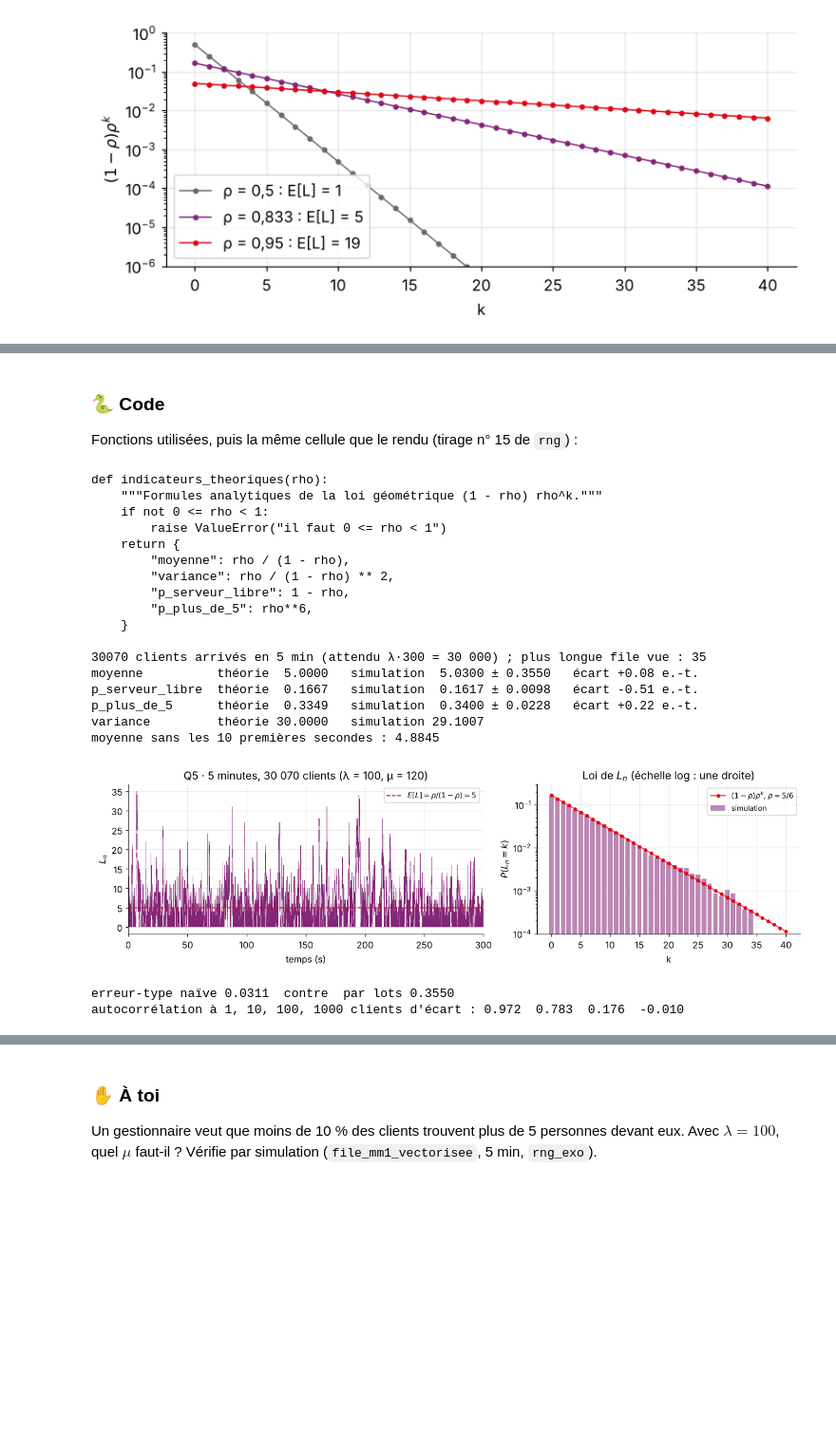
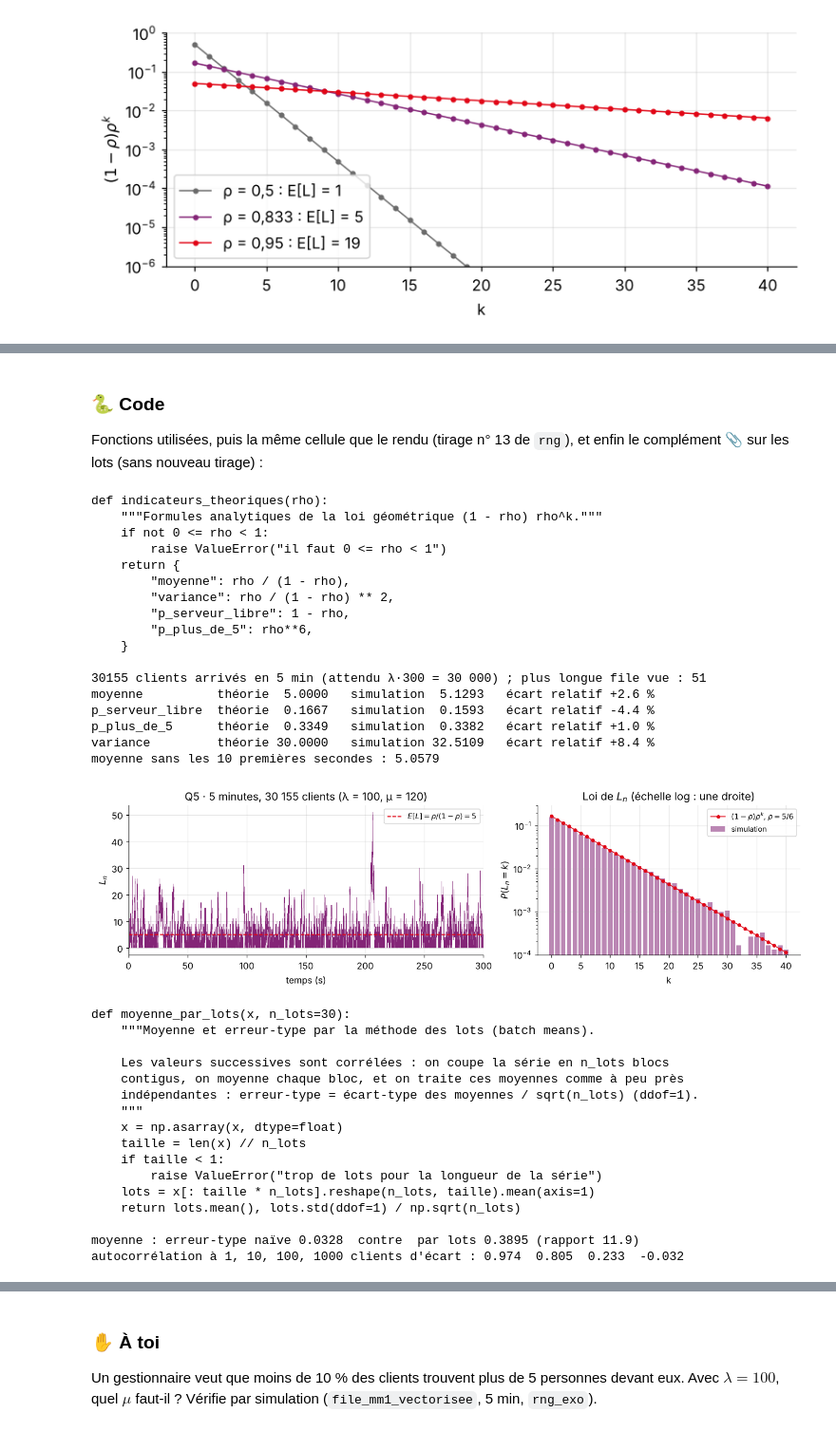
Before and after one commit to Este34/presentation_statistique, a Jupyter notebook: sujets/sujet4/s4_1_explique.ipynb, the cells around one changed output, grey strips where cells are left out. Shown at 95% size. Cells and saved outputs as stored; diff of their text form; code cells hidden in the pictures; blank space fills up the shorter version.

```diff
--- a/sujets/sujet4/s4_1_explique.ipynb
+++ b/sujets/sujet4/s4_1_explique.ipynb
@@ -1270,0 +1260,19 @@ la Q1.
+# %%
+print(inspect.getsource(file_mm1))
+
+# Q2 : l'algorithme (src/stats_td/files_attente.py, fonction file_mm1), sur les 2 premières secondes
+lam, mu = 100.0, 120.0
+T2, L2 = file_mm1(lam, mu, 2.0, rng)          # λ = 100 arrivées/s, μ = 120 services/s, file vide au départ
+print(f"{len(L2)} clients arrivés en 2 s")
+print("10 premiers instants T_n (s) :", " ".join(f"{t:.4f}" for t in T2[:10]))
+print("10 premières longueurs L_n   :", L2[:10])
+print(f"plus longue file : {L2.max()} ; clients qui trouvent la file vide : {np.mean(L2 == 0):.0%}")
+resultats["Q2"] = dict(n=len(L2), premiers_T=T2[:10].tolist(), premiers_L=L2[:10].tolist(),
+                       max=int(L2.max()), p0=np.mean(L2 == 0))
+
+fig, ax = plt.subplots(figsize=(11, 2.6), layout="constrained")
+ax.step(T2, L2, where="post", color=VIOLET, lw=1.4)
+ax.plot(T2, L2, "o", color=VIOLET, ms=2.5)
+ax.set_xlabel("temps (s)"); ax.set_ylabel(r"$L_n$"); ax.set_xlim(0, 2)
+ax.set_title(f"Q2 · L'algorithme sur les 2 premières secondes : {len(L2)} clients (λ = 100, μ = 120)")
+plt.show()
@@ -1479,17 +1521,15 @@ Même cellule que le rendu (tirages n° 13 et 14 de `rng`), avec la méthode des
 # %%
-print(inspect.getsource(moyenne_par_lots))
-
 # Q4 : ρ < 1, la file se stationnarise
 duree = 120.0
 stab = {}
 for lam, mu in [(60.0, 100.0), (90.0, 100.0)]:
     Tq, Lq = file_mm1(lam, mu, duree, rng)
     r = lam / mu
-    m, se = moyenne_par_lots(Lq, 20)
+    m = Lq.mean()                                      # moyenne de toute la trajectoire
     stab[r] = (Tq, Lq)
-    print(f"ρ = {r:.1f} : n = {len(Lq)}   moyenne {m:.3f} ± {se:.3f} (théorie ρ/(1-ρ) = {r/(1-r):.3f}, "
-          f"écart {(m - r/(1-r))/se:+.2f} e.-t.)   max {Lq.max()}   part du temps file vide {np.mean(Lq == 0):.3f}")
-    resultats[f"Q4_rho_{r:.1f}"] = dict(n=len(Lq), moyenne=m, se=se, max=int(Lq.max()), p0=np.mean(Lq == 0))
+    print(f"ρ = {r:.1f} : n = {len(Lq)}   moyenne {m:.3f} (théorie ρ/(1-ρ) = {r/(1-r):.3f})   max {Lq.max()}"
+          f"   clients qui trouvent la file vide {np.mean(Lq == 0):.3f} (théorie 1 - ρ = {1-r:.1f})")
+    resultats[f"Q4_rho_{r:.1f}"] = dict(n=len(Lq), moyenne=m, max=int(Lq.max()), p0=np.mean(Lq == 0))
 
 fig, axs = plt.subplots(1, 2, figsize=(11, 3.2), layout="constrained")
 for (r, (Tq, Lq)), c in zip(stab.items(), (VIOLET, ROUGE)):
@@ -1619,6 +1656,7 @@ divisé par $\sqrt{30}$.
 # %% [markdown]
 ### 🐍 Code
-Fonctions utilisées, puis la même cellule que le rendu (tirage n° 15 de `rng`) :
+Fonctions utilisées, puis la même cellule que le rendu (tirage n° 13 de `rng`), et enfin le
+complément 📎 sur les lots (sans nouveau tirage) :
 # %%
 print(inspect.getsource(indicateurs_theoriques))
 
@@ -1631,12 +1669,12 @@ mesures = {"moyenne": L5, "p_serveur_libre": (L5 == 0), "p_plus_de_5": (L5 > 5)}
 print(f"{len(L5)} clients arrivés en 5 min (attendu λ·300 = 30 000) ; plus longue file vue : {L5.max()}")
 tableau = {}
 for nom, v in mesures.items():
-    m, se = moyenne_par_lots(v, 30)              # 30 lots de 10 s environ
-    tableau[nom] = dict(theorie=th[nom], simulation=m, se=se, z=(m - th[nom]) / se)
-    print(f"{nom:16s} théorie {th[nom]:7.4f}   simulation {m:7.4f} ± {se:.4f}   écart {(m - th[nom])/se:+.2f} e.-t.")
+    m = v.mean()                                 # moyenne, ou fréquence pour un booléen
+    tableau[nom] = dict(theorie=th[nom], simulation=m, ecart_relatif=(m - th[nom]) / th[nom])
+    print(f"{nom:16s} théorie {th[nom]:7.4f}   simulation {m:7.4f}   écart relatif {100*(m - th[nom])/th[nom]:+.1f} %")
 var_sim = L5.var(ddof=1)
-print(f"{'variance':16s} théorie {th['variance']:7.4f}   simulation {var_sim:7.4f}")
-tableau["variance"] = dict(theorie=th["variance"], simulation=var_sim)
+print(f"{'variance':16s} théorie {th['variance']:7.4f}   simulation {var_sim:7.4f}   écart relatif {100*(var_sim - th['variance'])/th['variance']:+.1f} %")
+tableau["variance"] = dict(theorie=th["variance"], simulation=var_sim, ecart_relatif=(var_sim - th["variance"]) / th["variance"])
 m10 = L5[T5 > 10].mean()
 print(f"moyenne sans les 10 premières secondes : {m10:.4f}")
 resultats["Q5"] = dict(n=len(L5), max=int(L5.max()), tableau=tableau, moyenne_sans_10s=m10)
@@ -1645,43 +1683,59 @@ kmax = 40
 k = np.arange(kmax + 1)
 freq = np.array([np.mean(L5 == j) for j in k])
 fig, axs = plt.subplots(1, 2, figsize=(12, 3.4), layout="constrained", gridspec_kw=dict(width_ratios=[1.35, 1]))
 axs[0].plot(T5, L5, color=VIOLET, lw=0.35)
 axs[0].axhline(th["moyenne"], color=ROUGE, ls="--", lw=1.2, label=r"$E[L] = \rho/(1-\rho) = 5$")
 axs[0].set_title(f"Q5 · 5 minutes, {len(L5):_} clients (λ = 100, μ = 120)".replace("_", " "))
 axs[0].set_xlabel("temps (s)"); axs[0].set_ylabel(r"$L_n$"); axs[0].set_xlim(0, duree)
 axs[0].legend(fontsize=9, loc="upper right")
 axs[1].bar(k, freq, color=VIOLET, alpha=0.55, label="simulation")
 axs[1].plot(k, loi_stationnaire(rho, k), "o-", color=ROUGE, ms=3.5, lw=1, label=r"$(1-\rho)\rho^k$, $\rho = 5/6$")
 axs[1].set_yscale("log"); axs[1].set_ylim(1e-4, 0.3)
 axs[1].set_title("Loi de $L_n$ (échelle log : une droite)"); axs[1].set_xlabel("k")
 axs[1].set_ylabel(r"$P(L_n = k)$"); axs[1].legend(fontsize=9)
 plt.show()
 
-# Pourquoi les lots ? autocorrélation et erreur-type naïve
+# 📎 Pour aller plus loin (hors rendu) : autocorrélation et erreur-type par lots
+print(inspect.getsource(moyenne_par_lots))
 se_naive = L5.std(ddof=1) / np.sqrt(len(L5))
+m_lots, se_lots = moyenne_par_lots(L5, 30)
 ac = [np.corrcoef(L5[:-h], L5[h:])[0, 1] for h in (1, 10, 100, 1000)]
-print(f"erreur-type naïve {se_naive:.4f}  contre  par lots {tableau['moyenne']['se']:.4f}")
+print(f"moyenne : erreur-type naïve {se_naive:.4f}  contre  par lots {se_lots:.4f} (rapport {se_lots/se_naive:.1f})")
 print("autocorrélation à 1, 10, 100, 1000 clients d'écart :", "  ".join(f"{a:.3f}" for a in ac))
 # %% [output]
 def indicateurs_theoriques(rho):
     """Formules analytiques de la loi géométrique (1 - rho) rho^k."""
     if not 0 <= rho < 1:
         raise ValueError("il faut 0 <= rho < 1")
     return {
         "moyenne": rho / (1 - rho),
         "variance": rho / (1 - rho) ** 2,
         "p_serveur_libre": 1 - rho,
         "p_plus_de_5": rho**6,
     }
 
-30070 clients arrivés en 5 min (attendu λ·300 = 30 000) ; plus longue file vue : 35
-moyenne          théorie  5.0000   simulation  5.0300 ± 0.3550   écart +0.08 e.-t.
-p_serveur_libre  théorie  0.1667   simulation  0.1617 ± 0.0098   écart -0.51 e.-t.
-p_plus_de_5      théorie  0.3349   simulation  0.3400 ± 0.0228   écart +0.22 e.-t.
-variance         théorie 30.0000   simulation 29.1007
-moyenne sans les 10 premières secondes : 4.8845
+30155 clients arrivés en 5 min (attendu λ·300 = 30 000) ; plus longue file vue : 51
+moyenne          théorie  5.0000   simulation  5.1293   écart relatif +2.6 %
+p_serveur_libre  théorie  0.1667   simulation  0.1593   écart relatif -4.4 %
+p_plus_de_5      théorie  0.3349   simulation  0.3382   écart relatif +1.0 %
+variance         théorie 30.0000   simulation 32.5109   écart relatif +8.4 %
+moyenne sans les 10 premières secondes : 5.0579
-[figure, old version]
+[figure, new version]
-erreur-type naïve 0.0311  contre  par lots 0.3550
-autocorrélation à 1, 10, 100, 1000 clients d'écart : 0.972  0.783  0.176  -0.010
+def moyenne_par_lots(x, n_lots=30):
+    """Moyenne et erreur-type par la méthode des lots (batch means).
+
+    Les valeurs successives sont corrélées : on coupe la série en n_lots blocs
+    contigus, on moyenne chaque bloc, et on traite ces moyennes comme à peu près
+    indépendantes : erreur-type = écart-type des moyennes / sqrt(n_lots) (ddof=1).
+    """
+    x = np.asarray(x, dtype=float)
+    taille = len(x) // n_lots
+    if taille < 1:
+        raise ValueError("trop de lots pour la longueur de la série")
+    lots = x[: taille * n_lots].reshape(n_lots, taille).mean(axis=1)
+    return lots.mean(), lots.std(ddof=1) / np.sqrt(n_lots)
+
+moyenne : erreur-type naïve 0.0328  contre  par lots 0.3895 (rapport 11.9)
+autocorrélation à 1, 10, 100, 1000 clients d'écart : 0.974  0.805  0.233  -0.032
 # %% [markdown]
 ### 📊 Lecture
```
Also changed, not shown: parts of 46 cells of this notebook, 14 other files.
